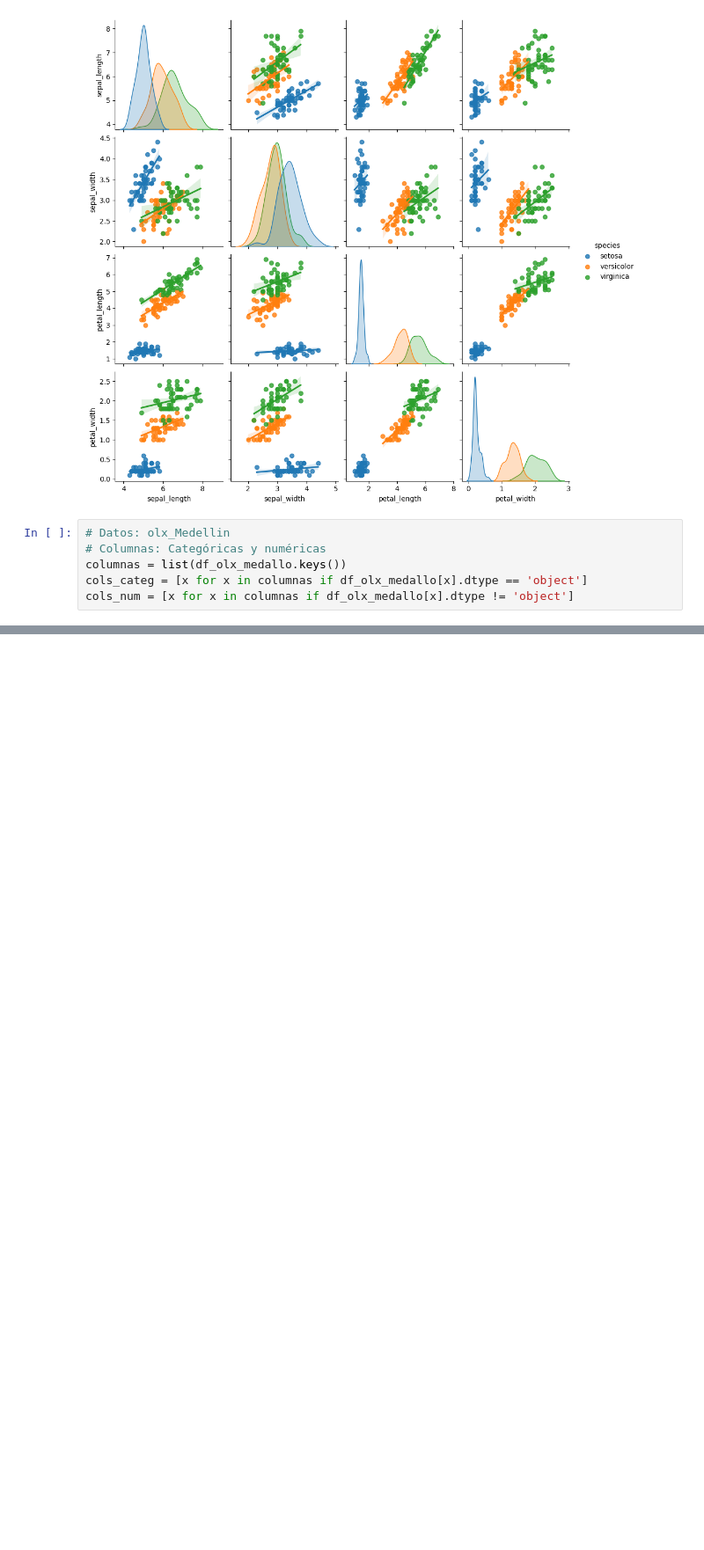
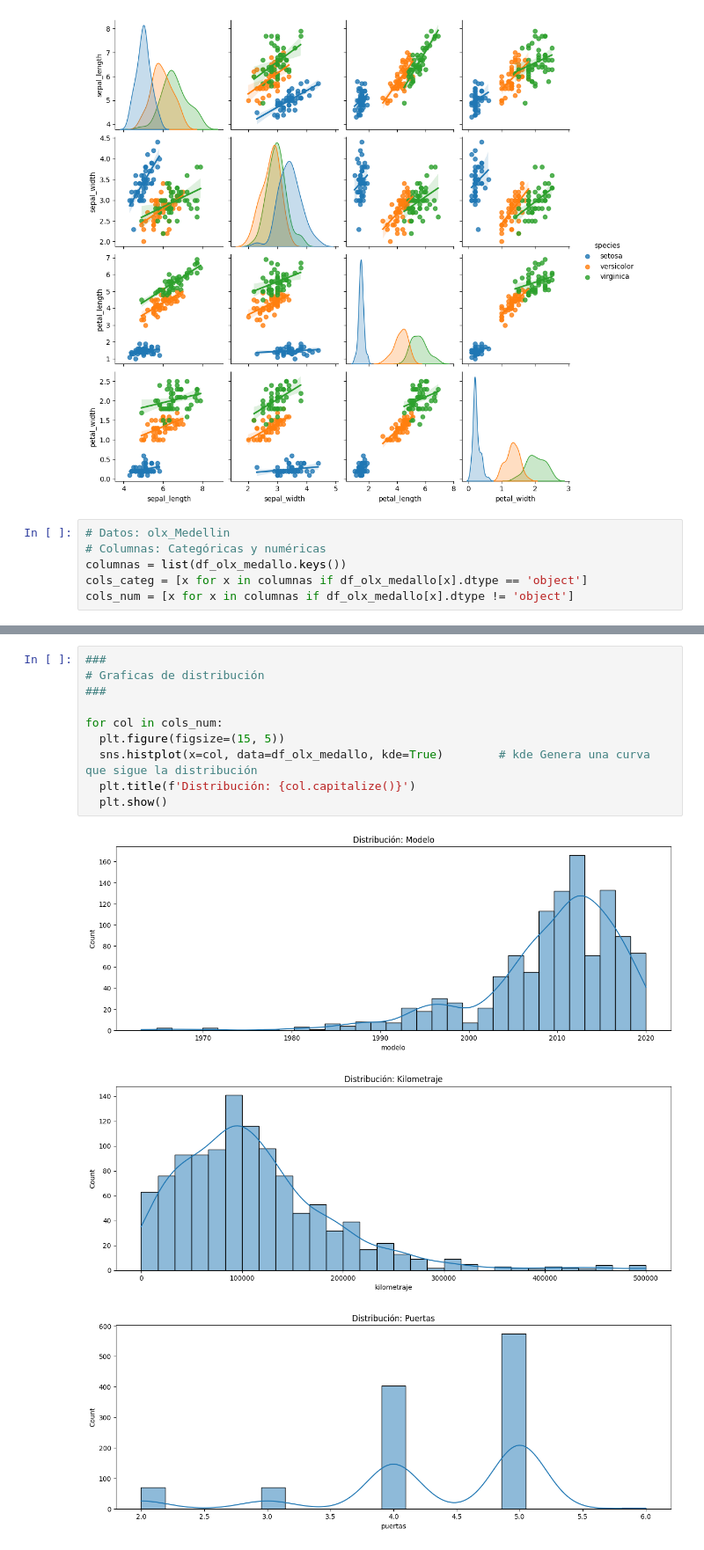
Before and after one commit to ElfenCamii/bootcamp_analisis_de_Datos, a Jupyter notebook: unidad_5/02_graficas_pandas.ipynb, the cells around one changed output, grey strips where cells are left out. Shown at 88% size. Cells and saved outputs as stored; diff of their text form; blank space fills up the shorter version.

```diff
--- a/unidad_5/02_graficas_pandas.ipynb
+++ b/unidad_5/02_graficas_pandas.ipynb
@@ -69,0 +163,14 @@ cols_num = [x for x in columnas if df_olx_medallo[x].dtype != 'object']
+# %%
+###
+# Graficas de distribución
+###
+
+for col in cols_num:
+  plt.figure(figsize=(15, 5))
+  sns.histplot(x=col, data=df_olx_medallo, kde=True)        # kde Genera una curva que sigue la distribución
+  plt.title(f'Distribución: {col.capitalize()}')
+  plt.show()
+# %% [output]
+[figure, added]
+[figure, added]
+[figure, added]
```
Also changed, not shown: parts of 10 cells of this notebook, 5 other files.
